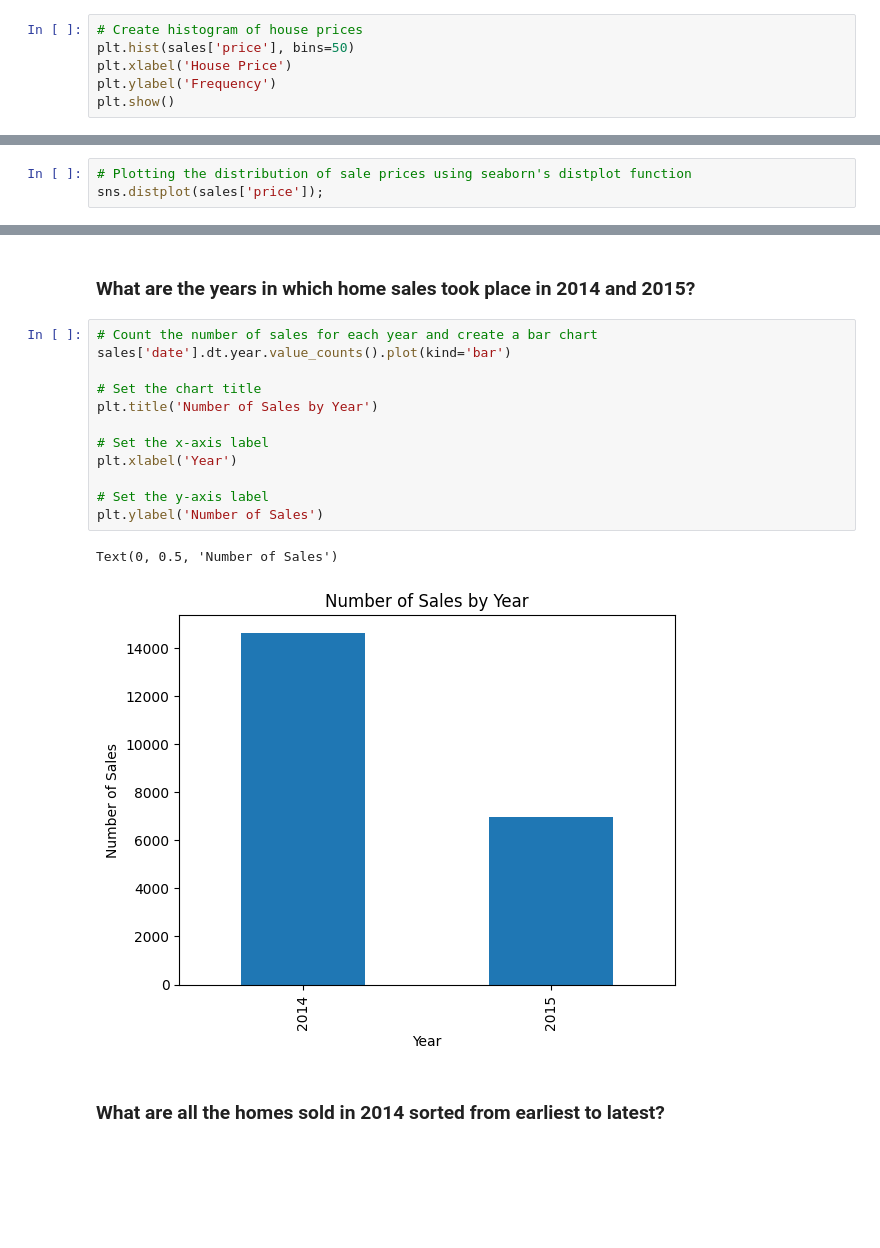
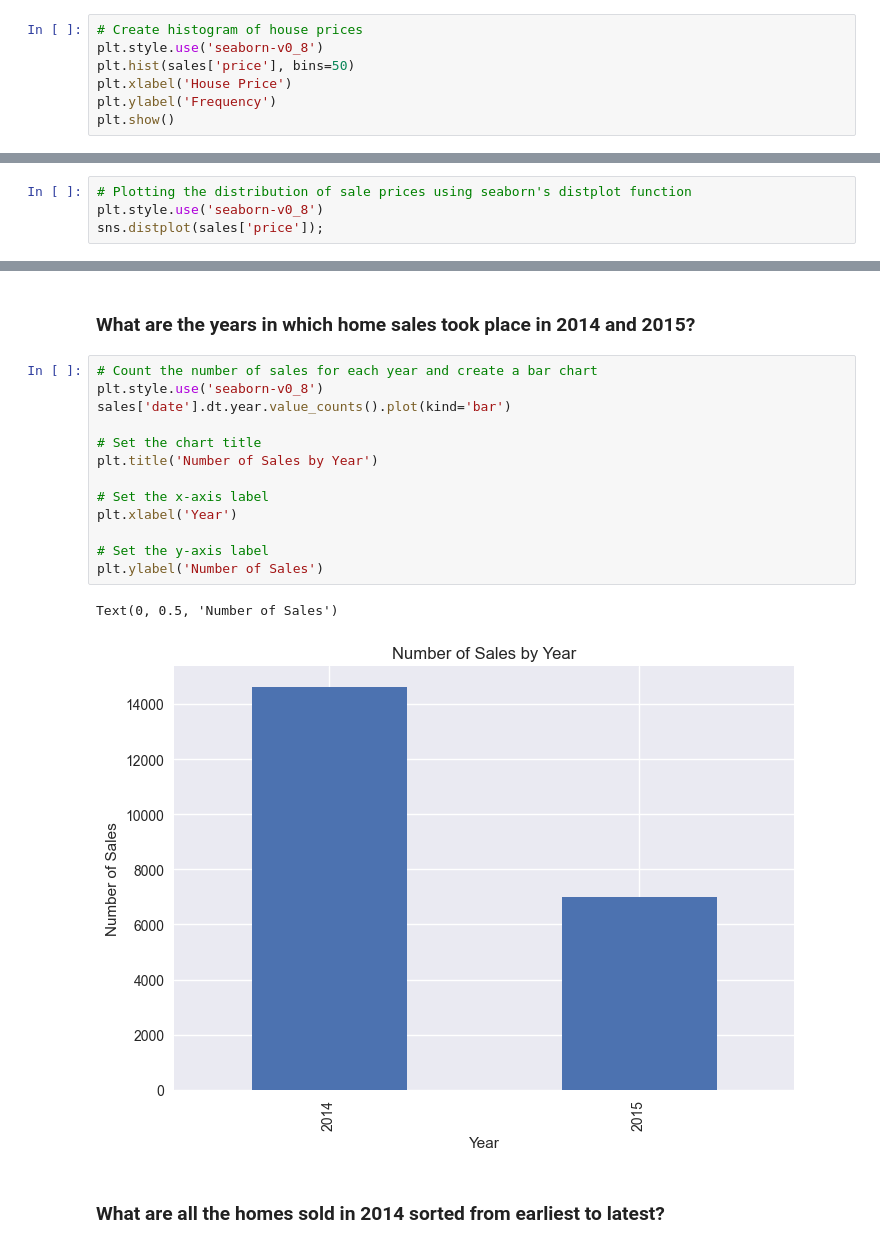
Before and after one commit to YaqoobD/KC_houses_data_Analysis, a Jupyter notebook: houses_sale.ipynb, the cells around one changed output, grey strips where cells are left out. Cells and saved outputs as stored; diff of their text form; blank space fills up the shorter version.

```diff
--- a/houses_sale.ipynb
+++ b/houses_sale.ipynb
@@ -116,6 +136,7 @@ memory usage: 3.5 MB
 ### What is the overall distribution of house prices?
 # %%
 # Create histogram of house prices
+plt.style.use('seaborn-v0_8')
 plt.hist(sales['price'], bins=50)
 plt.xlabel('House Price')
 plt.ylabel('Frequency')
@@ -125,5 +146,6 @@ plt.show()
 # %%
 # Plotting the distribution of sale prices using seaborn's distplot function
+plt.style.use('seaborn-v0_8')
 sns.distplot(sales['price']);
 # %% [output]
 `distplot` is a deprecated function and will be removed in seaborn v0.14.0.
@@ -192,19 +234,20 @@ sales[sales.date == top_date]
 ### What are the years in which home sales took place in 2014 and 2015?
 # %%
 # Count the number of sales for each year and create a bar chart
+plt.style.use('seaborn-v0_8')
 sales['date'].dt.year.value_counts().plot(kind='bar')
 
 # Set the chart title
 plt.title('Number of Sales by Year')
 
 # Set the x-axis label
 plt.xlabel('Year')
 
 # Set the y-axis label
 plt.ylabel('Number of Sales')
 # %% [output]
 Text(0, 0.5, 'Number of Sales')
-[figure, old version]
+[figure, new version]
 # %% [markdown]
 ### What are all the homes sold in 2014 sorted from earliest to latest?
 # %%
```
Also changed, not shown: parts of 15 cells of this notebook.
